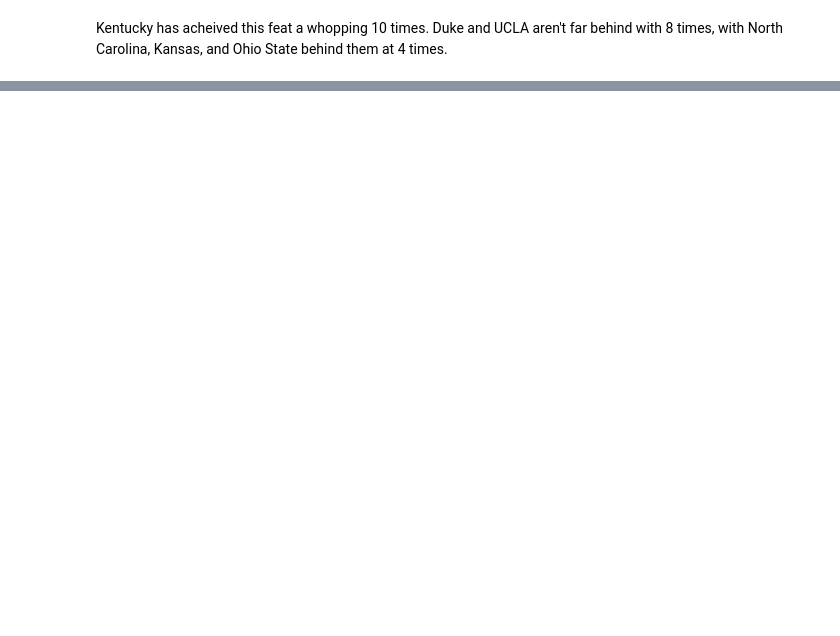
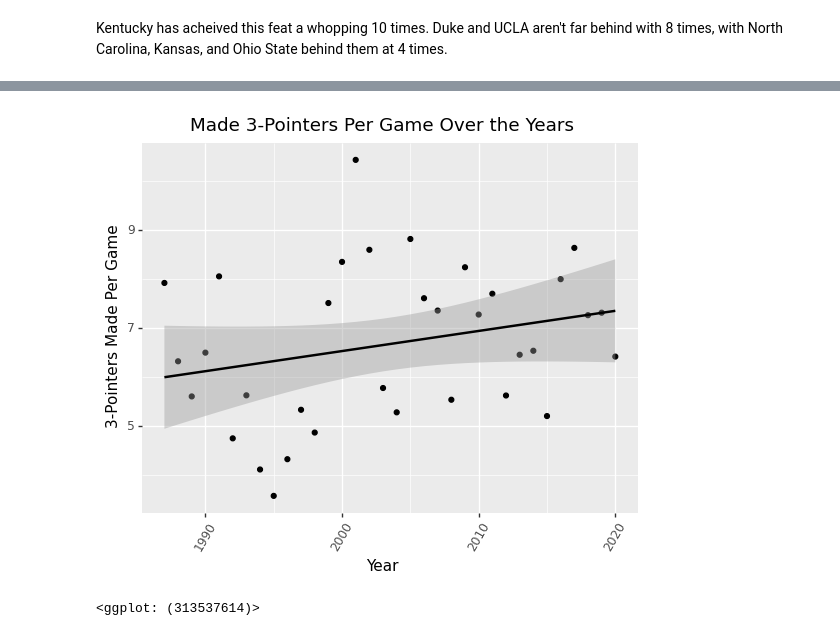
Before and after one commit to mhsmathew/College-Basketball-Data-Science-Analysis, a Jupyter notebook: Final Project Notebook.ipynb, the cells around one changed output, grey strips where cells are left out. Cells and saved outputs as stored; diff of their text form; code cells hidden in the pictures; blank space fills up the shorter version.

```diff
--- a/Final Project Notebook.ipynb
+++ b/Final Project Notebook.ipynb
@@ -241,0 +307,22 @@ Warnings:
+# %%
+threes = top_teams.filter(['g','fg3_pct', 'fg3', 'fg3a'])
+
+# Some teams play more games, so we create a new statistic based on games played
+threes['fg3_per_g'] = threes['fg3'] / threes['g']
+threes['fg3a_per_g'] = threes['fg3a'] / threes['g']
+
+threes['year'] = threes.index.astype(int)
+threes.reset_index(drop = True, inplace = True)
+threes = threes[(threes != -1).all(1)]
+
+
+(ggplot(threes, aes(x= 'year', y = 'fg3_per_g')) +
+geom_point() +
+theme(axis_text_x = element_text(angle=60)) +
+xlab('Year') +
+ylab('3-Pointers Made Per Game') +
+ggtitle('Made 3-Pointers Per Game Over the Years') +
+geom_smooth(method = 'lm'))
+# %% [output]
+[figure, added]
+<ggplot: (313537614)>
```
Also changed, not shown: parts of 21 cells of this notebook.
